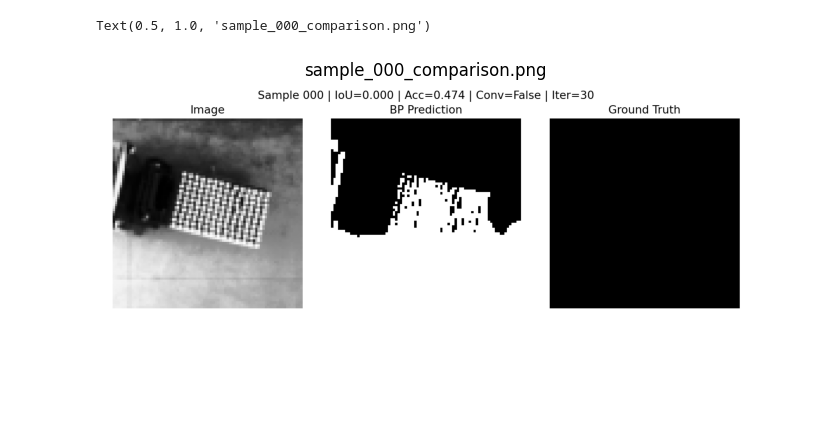
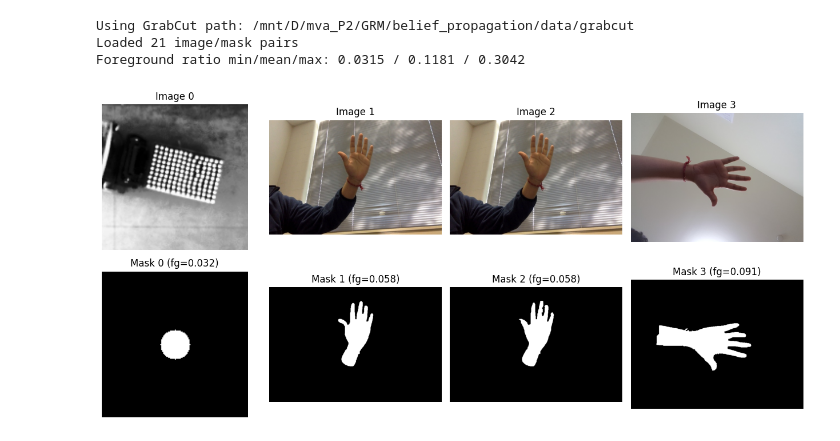
Before and after one commit to Farouc/belief_propagation, a Jupyter notebook: notebooks/segmentation_grabcut.ipynb, the cells around one changed output. Drawn from its saved outputs; the diff is of its cells as text; code cells hidden in the pictures; blank space fills up the shorter version.

```diff
--- a/notebooks/segmentation_grabcut.ipynb
+++ b/notebooks/segmentation_grabcut.ipynb
@@ -105,18 +27,49 @@ Using summary: /mnt/D/mva_P2/GRM/belief_propagation/results/segmentation/grabcut
-# %%
-import matplotlib.pyplot as plt
-from skimage import io
-
-if summary_path is None:
-    raise RuntimeError('Run previous cell first to set summary_path')
-plot_dir = summary_path.parent / 'plots'
-plot_files = sorted(plot_dir.glob('sample_*_comparison.png'))
-if not plot_files:
-    raise FileNotFoundError(f'No comparison plots found in {plot_dir}')
-first_plot = plot_files[0]
-plt.figure(figsize=(10, 3))
-plt.imshow(io.imread(first_plot))
-plt.axis('off')
-plt.title(first_plot.name)
-# %% [output]
-Text(0.5, 1.0, 'sample_000_comparison.png')
-[figure, removed]
+# %%
+# Detect GrabCut root and inspect dataset composition.
+candidates = [
+    PROJECT_ROOT / 'data' / 'grabcut',
+    PROJECT_ROOT / 'data' / 'GrabCut',
+    PROJECT_ROOT.parent / 'data' / 'grabcut',
+    Path('/tmp/irllabs_grabcut/dataset'),
+    Path('/tmp/bp_demo_data/grabcut'),
+]
+
+grabcut_path = next((p for p in candidates if p.exists()), None)
+if grabcut_path is None:
+    raise FileNotFoundError('GrabCut dataset not found. Set `grabcut_path` manually.')
+
+print(f'Using GrabCut path: {grabcut_path}')
+
+all_images, all_masks = load_grabcut_dataset(grabcut_path, max_images=500)
+print(f'Loaded {len(all_images)} image/mask pairs')
+
+fg_ratios = np.array([float(np.mean(m)) for m in all_masks], dtype=np.float64)
+print(f'Foreground ratio min/mean/max: {fg_ratios.min():.4f} / {fg_ratios.mean():.4f} / {fg_ratios.max():.4f}')
+# %% [output]
+Using GrabCut path: /mnt/D/mva_P2/GRM/belief_propagation/data/grabcut
+Loaded 21 image/mask pairs
+Foreground ratio min/mean/max: 0.0315 / 0.1181 / 0.3042
+# %%
+# Visual preview of first samples.
+n_preview = min(4, len(all_images))
+fig, axes = plt.subplots(2, n_preview, figsize=(3.2 * n_preview, 6))
+if n_preview == 1:
+    axes = np.array([[axes[0]], [axes[1]]])
+
+for i in range(n_preview):
+    img = all_images[i]
+    msk = all_masks[i]
+    if img.ndim == 2:
+        axes[0, i].imshow(img, cmap='gray')
+    else:
+        axes[0, i].imshow(np.clip(img, 0.0, 1.0))
+    axes[0, i].set_title(f'Image {i}')
+    axes[0, i].axis('off')
+
+    axes[1, i].imshow(msk, cmap='gray', vmin=0, vmax=1)
+    axes[1, i].set_title(f'Mask {i} (fg={msk.mean():.3f})')
+    axes[1, i].axis('off')
+
+plt.tight_layout()
+# %% [output]
+[figure, added]
```
Also changed, not shown: parts of 8 cells of this notebook, 59 other files.
